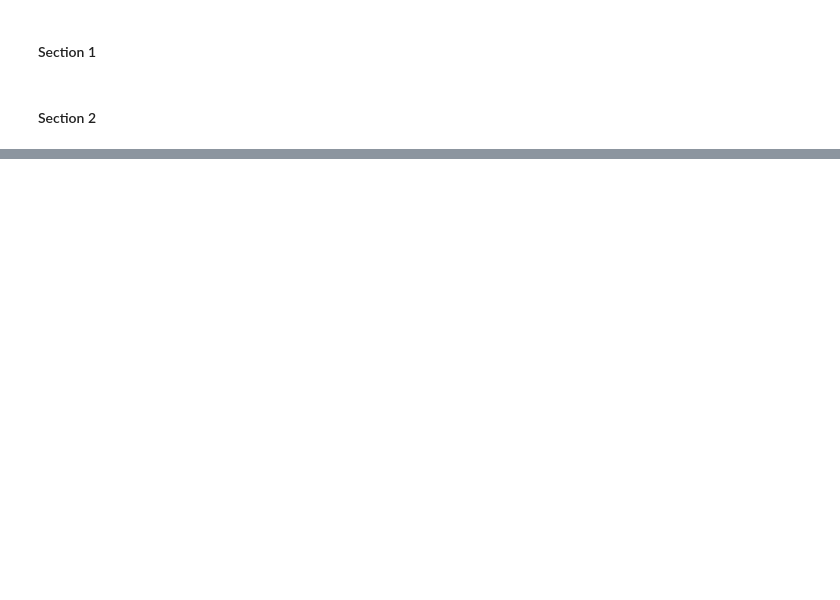
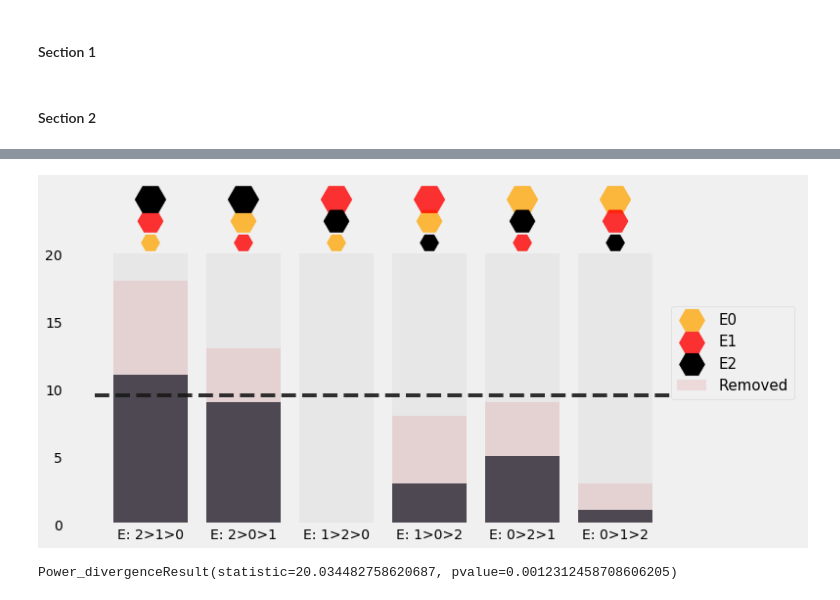
Before and after one commit to kellenks/COVID-19, a Jupyter notebook: documentation/Validation.ipynb, the cells around one changed output, grey strips where cells are left out. Saved outputs shown, nothing was run; the diff lists cells and outputs as text; code cells hidden in the pictures; blank space fills up the shorter version.

```diff
--- a/documentation/Validation.ipynb
+++ b/documentation/Validation.ipynb
@@ -202,32 +221,36 @@ plt.show()
 # %%
 plt.style.use('fivethirtyeight')
 plt.figure(figsize=(12,6))
 sequence1 = np.array([30,30,28,26,28,26])*.8
 sequence2 = np.array([28,26,30,30,26,28])*.8
 sequence3 = np.array([26,28,26,28,30,30])*.8
 
 plt.scatter([0,1,2,3,4,5],sequence3,marker='H',s=[200*(x-19) for x in sequence3],color='orange',alpha=.75,label='E0')
 plt.scatter([0,1,2,3,4,5],sequence2,marker='H',s=[200*(x-19) for x in sequence2],color='red',alpha=.8,label='E1')
 plt.scatter([0,1,2,3,4,5],sequence1,marker='H',s=[200*(x-19) for x in sequence1],color='black',label='E2')
 
 vals = []
 for triple in itertools.permutations(['E2','E1','E0']):
     total = compare_values.apply(lambda x: 1 if x[triple[0]] >=  x[triple[1]] >= x[triple[2]] else 0,axis=1).sum()
     compare_values[triple] = compare_values.apply(lambda x: 1 if x[triple[0]] >=  x[triple[1]] >= x[triple[2]] else 0,axis=1)
     vals.append(total)
 
 
 plt.bar([0,1,2,3,4,5],[20 for i in range(6)],alpha=.075,color='gray')
 plt.plot([-.6,5.6],[compare_values[compare_values['sig']==1].sum()[3:-1].sum()/6,compare_values[compare_values['sig']==1].sum()[3:-1].sum()/6],color=(.1,.1,.1),alpha=.9,linestyle='dashed')
-plt.bar([0,1,2,3,4,5],compare_values.sum()[3:-1].values,color=(.8,.1,.15),alpha=.1,label='Removed')
-plt.bar([0,1,2,3,4,5],compare_values[compare_values['sig']==1].sum()[3:-1].values,color=(.1,.1,.15),alpha=.75)
+plt.bar([0,1,2,3,4,5],compare_values.sum()[4:].values,color=(.8,.1,.15),alpha=.1,label='Removed')
+plt.bar([0,1,2,3,4,5],compare_values[compare_values['sig']==1].sum()[4:].values,color=(.1,.1,.15),alpha=.75)
 plt.grid(False)
 plt.xticks([0,1,2,3,4,5,7],['E: 2>1>0','E: 2>0>1','E: 1>2>0','E: 1>0>2','E: 0>2>1','E: 0>1>2',''])
 plt.yticks([0,5,10,15,20])
 plt.legend(loc='center right',prop={'size': 15})
 
 plt.show()
+# %% [output]
+[figure, added]
 # %%
-scipy.stats.chisquare(compare_values[compare_values['sig']>=0].sum()[3:-1].values)
+scipy.stats.chisquare(compare_values[compare_values['sig']>0].sum()[4:].values)
+# %% [output]
+Power_divergenceResult(statistic=20.034482758620687, pvalue=0.0012312458708606205)
 # %%
 scipy.stats.binom_test(20,29)/2
```
Also changed, not shown: parts of 6 cells of this notebook.
